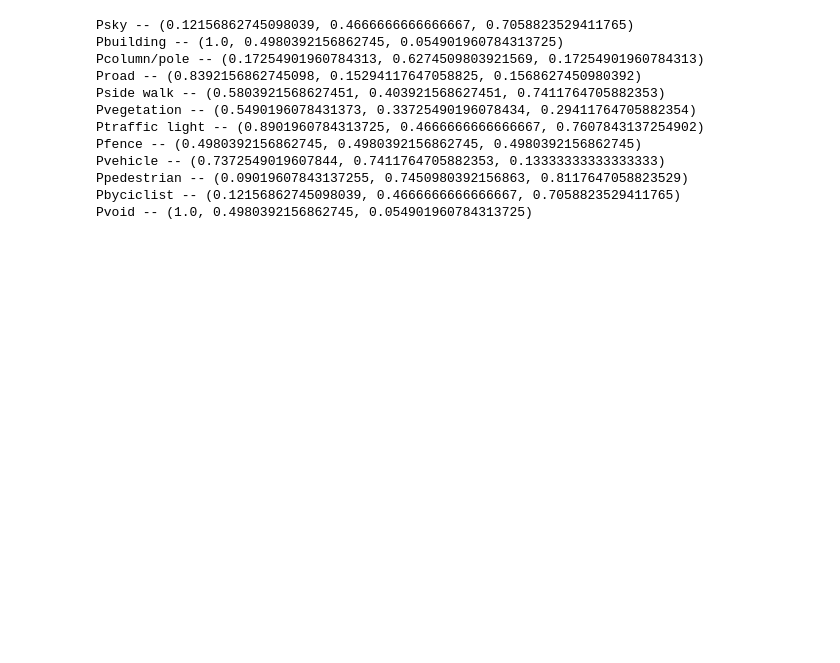
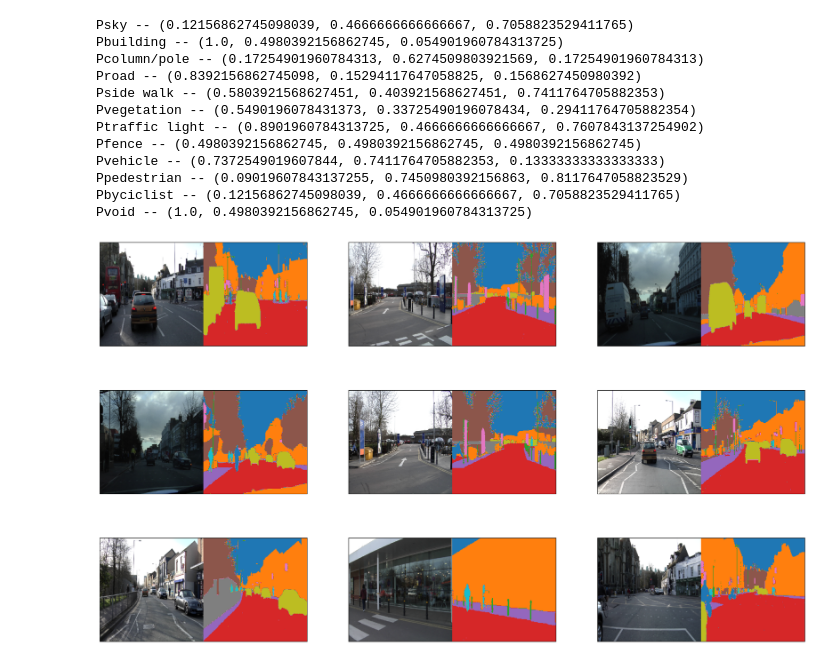
Before and after one commit to yeesem/Advanced-Tensorflow-Specialization, a Jupyter notebook: Fully_CNN_Segmentation.ipynb, the cells around one changed output. Saved outputs shown, nothing was run; the diff lists cells and outputs as text; code cells hidden in the pictures; blank space fills up the shorter version.

```diff
--- a/Fully_CNN_Segmentation.ipynb
+++ b/Fully_CNN_Segmentation.ipynb
@@ -145,0 +240,4 @@ Pvoid -- (1.0, 0.4980392156862745, 0.054901960784313725)
+# %%
+list_show_annotation(training_dataset)
+# %% [output]
+[figure, added]
```
Also changed, not shown: parts of 3 cells of this notebook.
